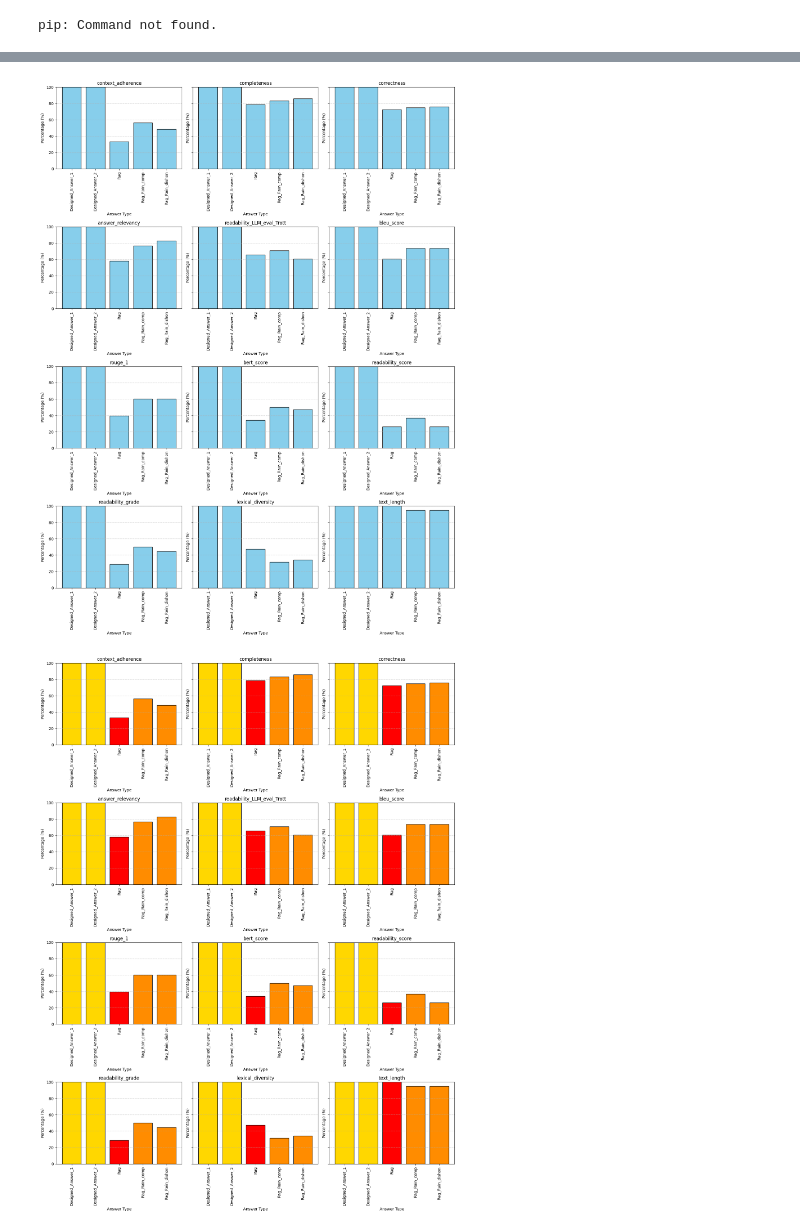
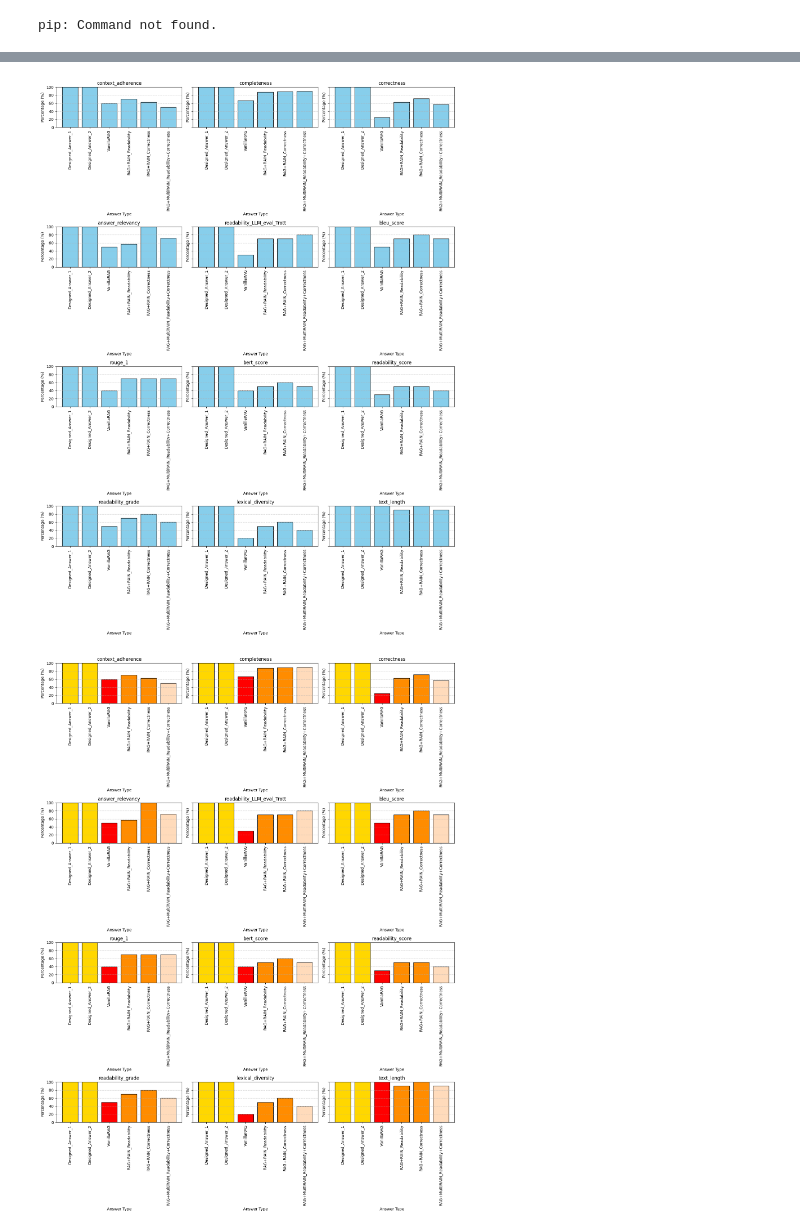
Before and after one commit to audiolabs/transparentnlp, a Jupyter notebook: calculate_percentages_at_least_as_good_as_human/Analysis_Evaluation_DataProcessingQA.ipynb, the cells around one changed output, grey strips where cells are left out. Cells and saved outputs as stored; diff of their text form; code cells hidden in the pictures.

Commit message:
I added evaluation of the 9 sample MultiRAIN data from the table https://intern.iis.fhg.de/pages/viewpage.action?pageId=640590786

```diff
--- a/calculate_percentages_at_least_as_good_as_human/Analysis_Evaluation_DataProcessingQA.ipynb
+++ b/calculate_percentages_at_least_as_good_as_human/Analysis_Evaluation_DataProcessingQA.ipynb
@@ -13,7 +13,8 @@ import seaborn as sns
 # %%
 # Define the file path and answer types
 file_path = '/Users/poppbi/work/privacyqa_offline_evaluation/calculate_percentages_at_least_as_good_as_human'
-answer_types = ['Designed_Answer_1', 'Designed_Answer_2', 'Rag','Rag_Rain_comp', 'Rag_Rain_dishon']
+#answer_types = ['Designed_Answer_1', 'Designed_Answer_2', 'Rag','Rag_Rain_comp', 'Rag_Rain_dishon']
+answer_types = ['Designed_Answer_1', 'Designed_Answer_2', 'VanillaRAG','RAG+RAIN_Readability', 'RAG+RAIN_Correctness', 'RAG+MultiRAIN_Readability+Correctness']
 
 # Initialize an empty dictionary to hold the data
 data_dict = {answer_type: [] for answer_type in answer_types}
@@ -285,7 +306,7 @@ plt.savefig('percentage_comparison.png')
 # Show the plot
 plt.show()
 # %% [output]
-[figure, old version]
+[figure, new version]
 # %%
 # Define the number of metrics and the layout of the subplots
 num_metrics = len(metrics)
@@ -293,12 +314,21 @@ num_rows = (num_metrics + 2) // 3  # Example: 3 columns, adjust as needed
 num_cols = min(num_metrics, 3)     # Example: up to 3 plots per row
 
 # Define the colors for each answer type
+# color_mapping = {
+#     'Designed_Answer_1': 'gold',
+#     'Designed_Answer_2': 'gold',
+#     'Rag': 'red',
+#     'Rag_Rain_comp': '#FF8C00',
+#     'Rag_Rain_dishon': '#FF8C00'
+# }
+
 color_mapping = {
     'Designed_Answer_1': 'gold',
     'Designed_Answer_2': 'gold',
-    'Rag': 'red',
-    'Rag_Rain_comp': '#FF8C00',
-    'Rag_Rain_dishon': '#FF8C00'
+    'VanillaRAG': 'red',
+    'RAG+RAIN_Readability': '#FF8C00',
+    'RAG+RAIN_Correctness': '#FF8C00',
+    'RAG+MultiRAIN_Readability+Correctness': '#FFDBBB'
 }
 
 # Create a figure and axes for subplots
@@ -311,31 +341,31 @@ axes = axes.flatten()
 for idx, metric in enumerate(metrics):
     ax = axes[idx]
 
     # Get the colors for the current metric's bars based on the answer types
     colors = [color_mapping[answer_type] for answer_type in percentage_df.index]
 
     # Create the bar plot
     ax.bar(percentage_df.index, percentage_df[metric], color=colors, edgecolor='black')
     ax.set_xlabel('Answer Type')
     ax.set_ylabel('Percentage (%)')
     ax.set_title(f'{metric}')
     ax.set_ylim(0, 100)  # Set y-axis limits from 0 to 100
     ax.grid(axis='y', linestyle='--', alpha=0.7)  # Add grid lines
 
     # Rotate x-axis labels by 90 degrees for readability
     ax.set_xticklabels(ax.get_xticklabels(), rotation=90)
 
 # Remove any unused subplots
 for idx in range(len(metrics), len(axes)):
     fig.delaxes(axes[idx])
 
 # Adjust layout
 plt.tight_layout()
 
 # Save the plot as an image file (optional)
 plt.savefig('percentage_comparison.png')
 
 # Show the plot
 plt.show()
 # %% [output]
-[figure, old version]
+[figure, new version]
```
Also changed, not shown: parts of 4 cells of this notebook, 37 other files.
